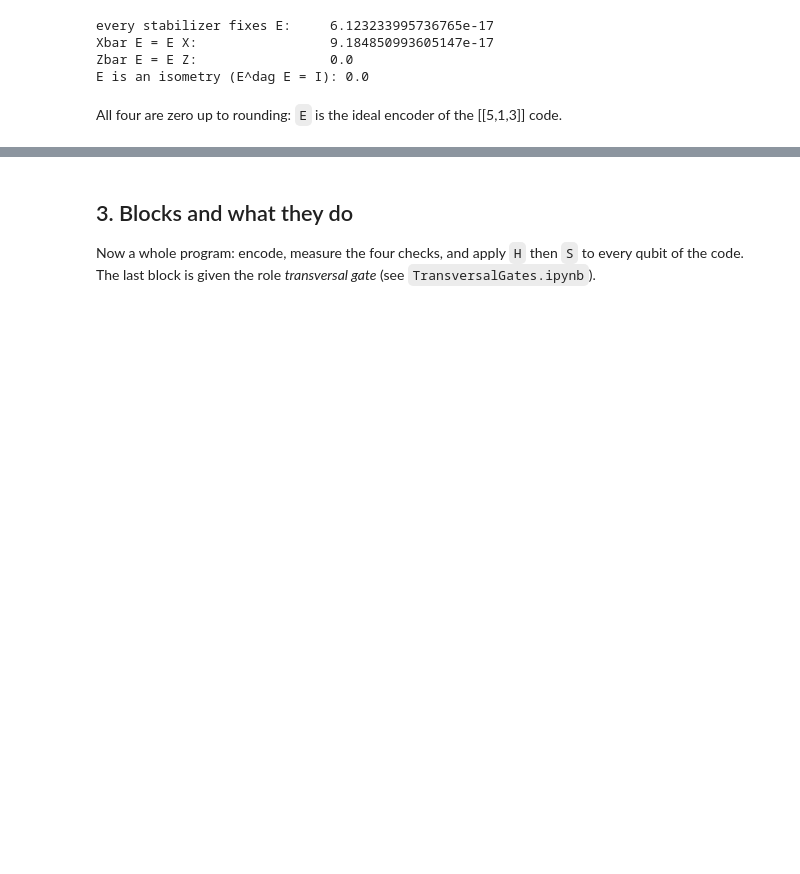
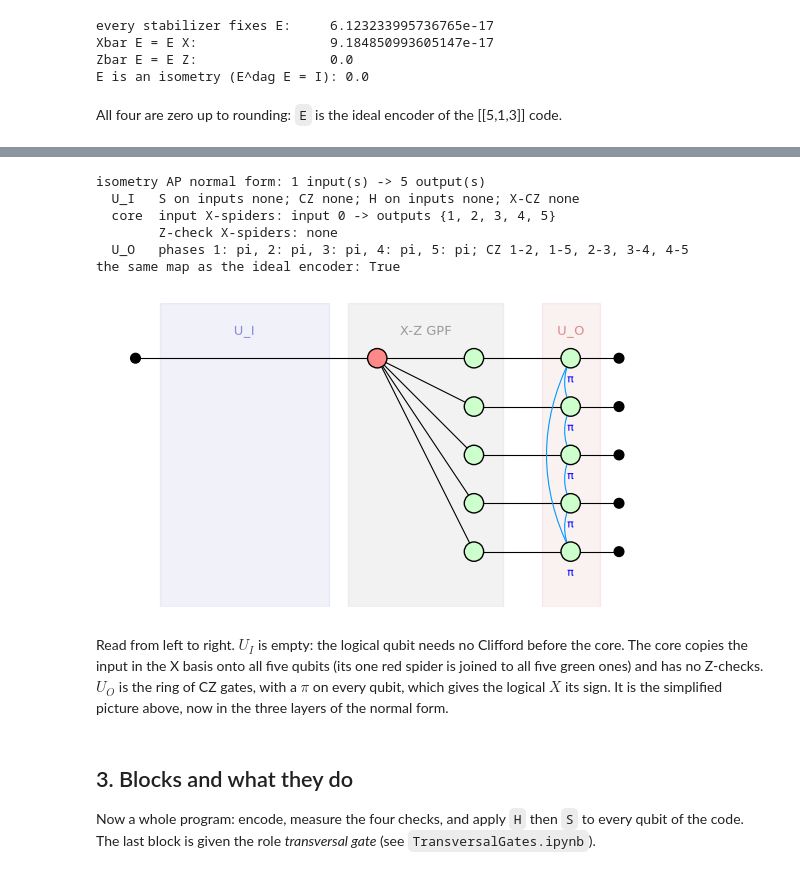
Before and after one commit to JennyLiu0716/SQZ, a Jupyter notebook: examples/StabilizerCodes.ipynb, the cells around one changed output, grey strips where cells are left out. Drawn from its saved outputs; the diff is of its cells as text; code cells hidden in the pictures; blank space fills up the shorter version.

```diff
--- a/examples/StabilizerCodes.ipynb
+++ b/examples/StabilizerCodes.ipynb
@@ -122,3 +154,18 @@ draw_relaxed(code.encoder(), figsize=(5, 4))
+# %%
+nf = iap_normal_form(code)
+print(nf)
+print("the same map as the ideal encoder:", zx.compare_tensors(nf.to_graph(), code.encoder(), preserve_scalar=False))
+nf.draw()
+# %% [output]
+isometry AP normal form: 1 input(s) -> 5 output(s)
+  U_I   S on inputs none; CZ none; H on inputs none; X-CZ none
+  core  input X-spiders: input 0 -> outputs {1, 2, 3, 4, 5}
+        Z-check X-spiders: none
+  U_O   phases 1: pi, 2: pi, 3: pi, 4: pi, 5: pi; CZ 1-2, 1-5, 2-3, 3-4, 4-5
+the same map as the ideal encoder: True
+[figure, added]
+# %% [markdown]
+Read from left to right. $U_I$ is empty: the logical qubit needs no Clifford before the core. The core copies the input in the X basis onto all five qubits (its one red spider is joined to all five green ones) and has no Z-checks. $U_O$ is the ring of CZ gates, with a $\pi$ on every qubit, which gives the logical $X$ its sign. It is the simplified picture above, now in the three layers of the normal form.
 # %% [markdown]
 ## 3. Blocks and what they do
 
```
Also changed, not shown: parts of 9 cells of this notebook, 5 other files.
